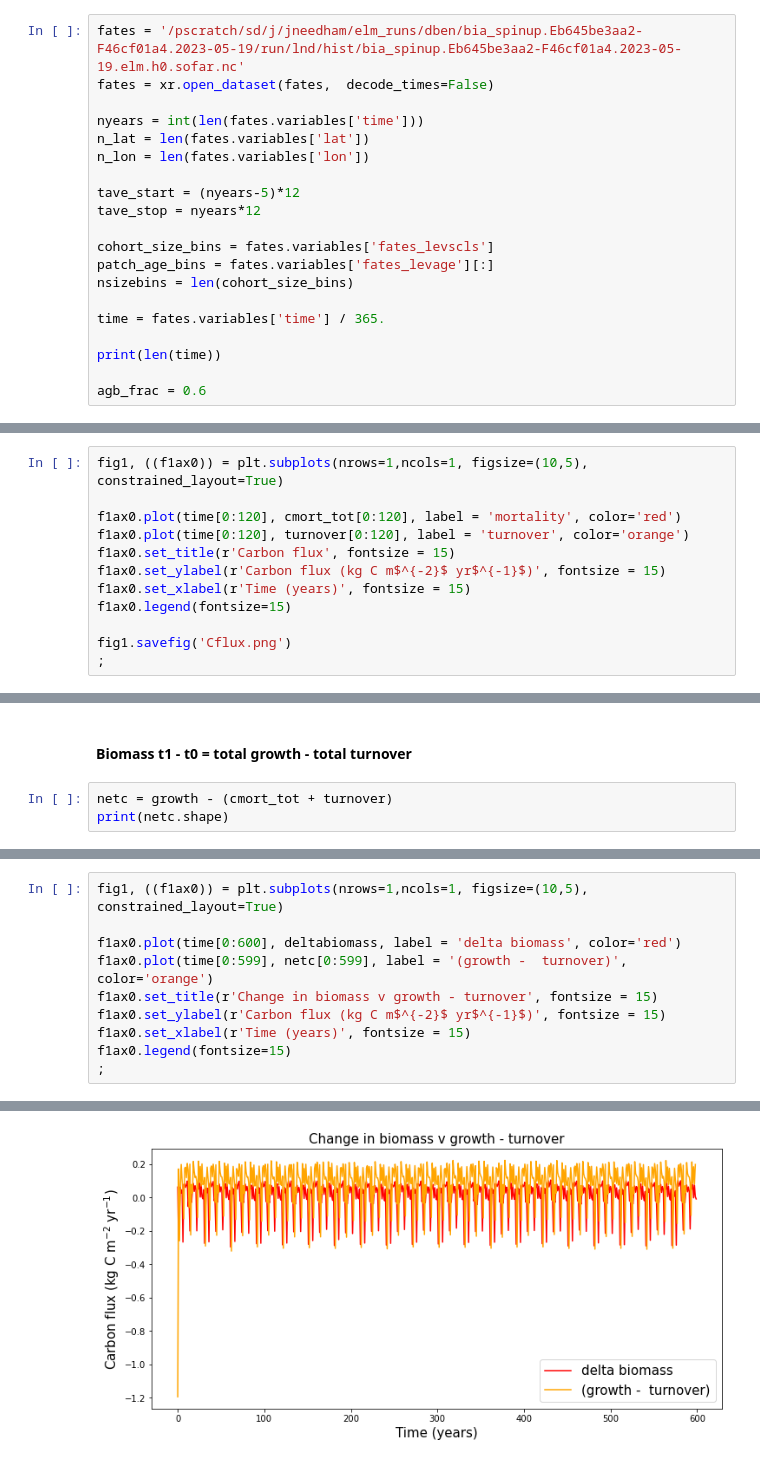
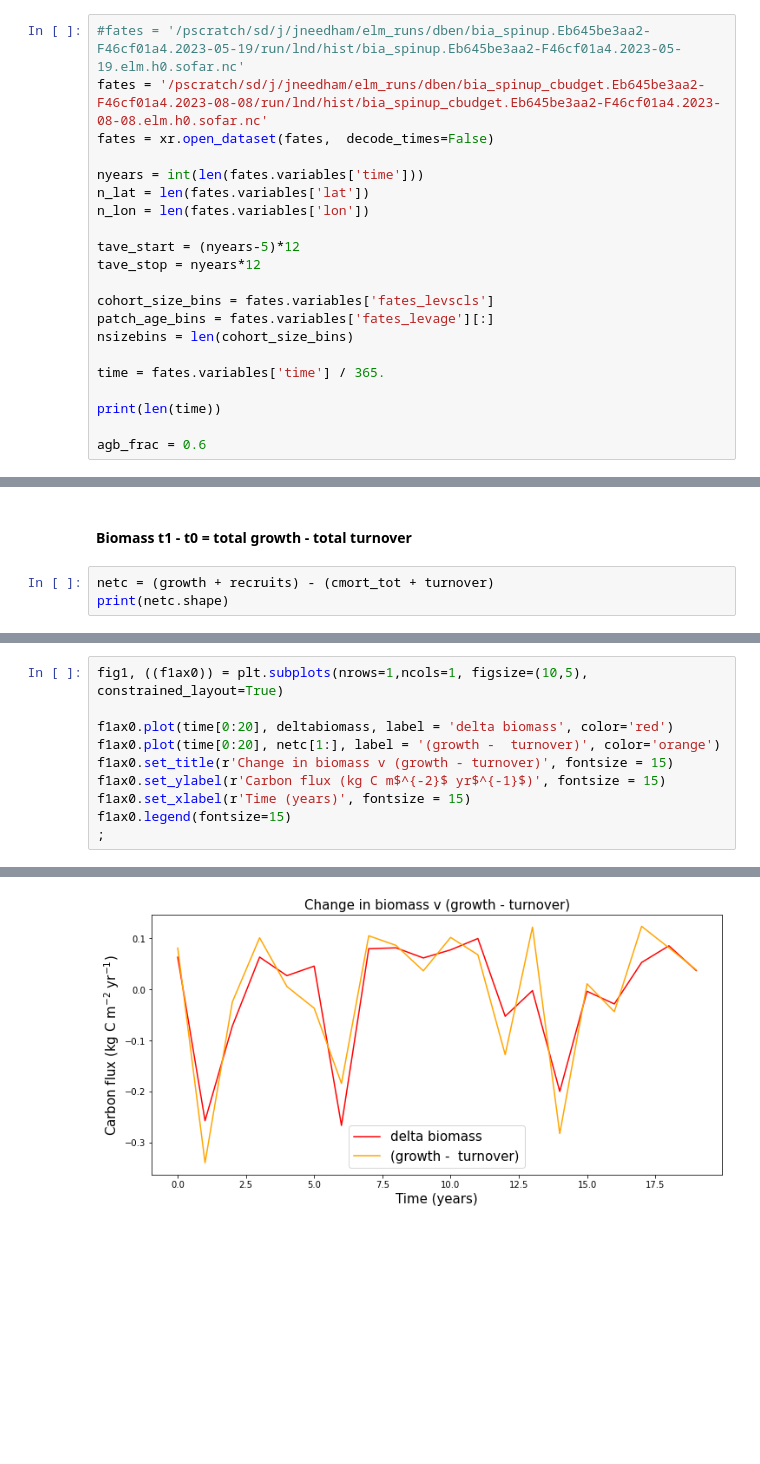
Before and after one commit to JessicaNeedham/FATES-plotting-scripts, a Jupyter notebook: fates_c_budget.ipynb, the cells around one changed output, grey strips where cells are left out. Saved outputs shown, nothing was run; the diff lists cells and outputs as text; blank space fills up the shorter version.

```diff
--- a/fates_c_budget.ipynb
+++ b/fates_c_budget.ipynb
@@ -31,7 +31,8 @@ colormap = dark(range(12))
 # %% [markdown]
 #### Load FATES
 # %%
-fates = '/pscratch/sd/j/jneedham/elm_runs/dben/bia_spinup.Eb645be3aa2-F46cf01a4.2023-05-19/run/lnd/hist/bia_spinup.Eb645be3aa2-F46cf01a4.2023-05-19.elm.h0.sofar.nc'
+#fates = '/pscratch/sd/j/jneedham/elm_runs/dben/bia_spinup.Eb645be3aa2-F46cf01a4.2023-05-19/run/lnd/hist/bia_spinup.Eb645be3aa2-F46cf01a4.2023-05-19.elm.h0.sofar.nc'
+fates = '/pscratch/sd/j/jneedham/elm_runs/dben/bia_spinup_cbudget.Eb645be3aa2-F46cf01a4.2023-08-08/run/lnd/hist/bia_spinup_cbudget.Eb645be3aa2-F46cf01a4.2023-08-08.elm.h0.sofar.nc'
 fates = xr.open_dataset(fates,  decode_times=False)
 
 nyears = int(len(fates.variables['time']))
@@ -208,12 +211,0 @@ fig1.savefig('Cflux.png')
-# %%
-fig1, ((f1ax0)) = plt.subplots(nrows=1,ncols=1, figsize=(10,5), constrained_layout=True)
-
-f1ax0.plot(time[0:120], cmort_tot[0:120], label = 'mortality', color='red')
-f1ax0.plot(time[0:120], turnover[0:120], label = 'turnover', color='orange')
-f1ax0.set_title(r'Carbon flux', fontsize = 15)
-f1ax0.set_ylabel(r'Carbon flux (kg C m$^{-2}$ yr$^{-1}$)', fontsize = 15)
-f1ax0.set_xlabel(r'Time (years)', fontsize = 15)
-f1ax0.legend(fontsize=15)
-
-fig1.savefig('Cflux.png')
-;
@@ -223,6 +212,6 @@ fig1.savefig('Cflux.png')
 # %% [markdown]
 #### Biomass t1 - t0 = total growth - total turnover
 # %%
-netc = growth - (cmort_tot + turnover)
+netc = (growth + recruits) - (cmort_tot + turnover)
 print(netc.shape)
 # %% [output]
@@ -235,16 +224,16 @@ print(len(deltabiomass))
 # %%
 fig1, ((f1ax0)) = plt.subplots(nrows=1,ncols=1, figsize=(10,5), constrained_layout=True)
 
-f1ax0.plot(time[0:600], deltabiomass, label = 'delta biomass', color='red')
-f1ax0.plot(time[0:599], netc[0:599], label = '(growth -  turnover)', color='orange')
-f1ax0.set_title(r'Change in biomass v growth - turnover', fontsize = 15)
+f1ax0.plot(time[0:20], deltabiomass, label = 'delta biomass', color='red')
+f1ax0.plot(time[0:20], netc[1:], label = '(growth -  turnover)', color='orange')
+f1ax0.set_title(r'Change in biomass v (growth - turnover)', fontsize = 15)
 f1ax0.set_ylabel(r'Carbon flux (kg C m$^{-2}$ yr$^{-1}$)', fontsize = 15)
 f1ax0.set_xlabel(r'Time (years)', fontsize = 15)
 f1ax0.legend(fontsize=15)
 ;
 # %% [output]
 ''
-[figure, old version]
+[figure, new version]
 # %%
 fig1, ((f1ax0)) = plt.subplots(nrows=1,ncols=1, figsize=(10,5), constrained_layout=True)
 
```
Also changed, not shown: parts of 13 cells of this notebook.
